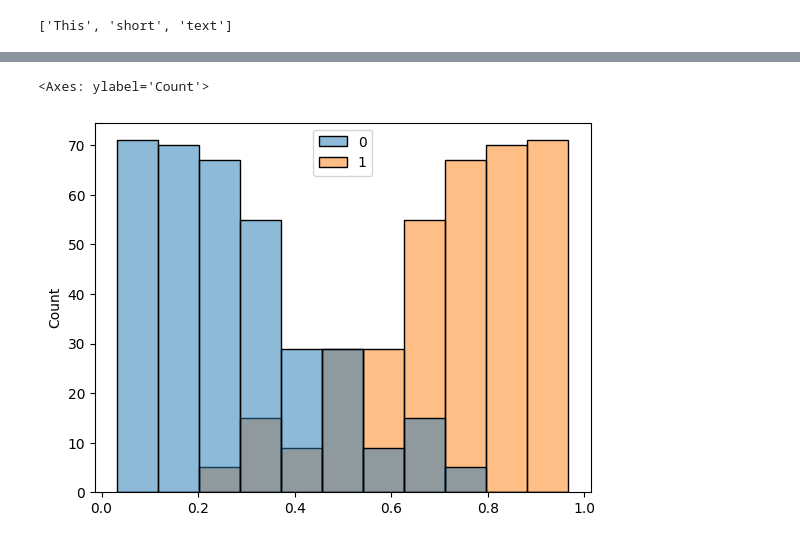
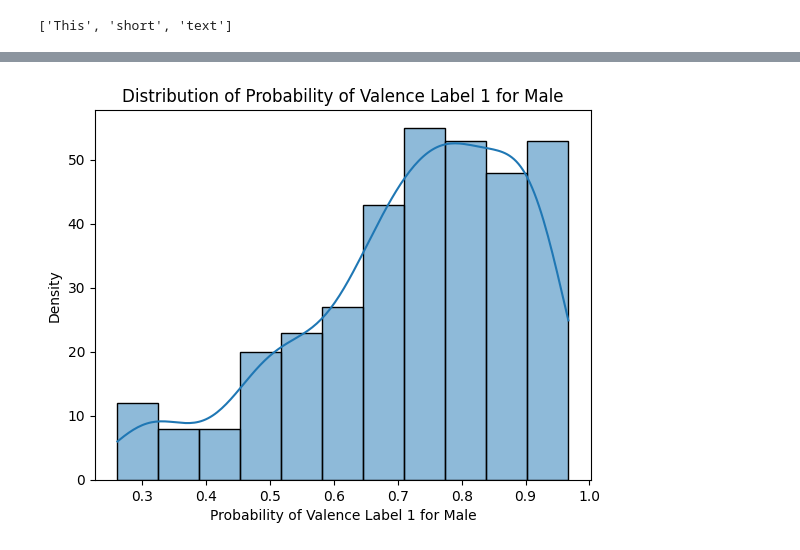
Before and after one commit to steiner-julian/ethics-for-natural-language-processing, a Jupyter notebook: HW1/HW1_Ethics4NLP.ipynb, the cells around one changed output, grey strips where cells are left out. Drawn from its saved outputs; the diff is of its cells as text; code cells hidden in the pictures.

```diff
--- a/HW1/HW1_Ethics4NLP.ipynb
+++ b/HW1/HW1_Ethics4NLP.ipynb
@@ -334,30 +382,34 @@ joy_male_eec_df.head()
 # %%
 #Make a input matrix with sentences from the joy-male subset to feed to the trained logistic regression model
 X_input = []
-for txt in joy_male_eec_df['Sentence']:
-  if txt:
-    processed_txt = preprocess_string(txt, filters=FILTERS)
-    X_tensor = np.zeros(300)
-    l = 0
-    for token in processed_txt:
-      if token in w2v:
-        l += 1
-        X_tensor += np.asanyarray(w2v[token])
-    X_tensor = (X_tensor / l) if l > 0 else X_tensor
-
-    X_input.append(X_tensor)
+for sentence in joy_male_eec_df['Sentence']:
+	if sentence:
+		processed_txt = preprocess_string(sentence, filters=FILTERS)
+		if processed_txt:
+			X_tensor = np.zeros(300)
+			l = 0
+			for token in processed_txt:
+				if token in w2v:
+					l += 1
+					X_tensor += np.asanyarray(w2v[token])
+			X_tensor = (X_tensor / l) if l > 0 else X_tensor
+			X_input.append(X_tensor)
 # %%
 #Make a histogram/distribution plot of the probability of getting valence label 1 for this subset
 #Use the predict_proba function of logistic regression and your trained logistic regression model from previous step for getting the probability
 #Use the distplot function from seaborn library for the plot
-predicted_probas = lr.predict_proba(
+male_predicted_probas = lr.predict_proba(
     X_input
 )
-# %%
-sns.histplot(predicted_probas)
-# %% [output]
-<Axes: ylabel='Count'>
-[figure, removed]
+# %%
+# Plot the distribution of these probabilities using seaborn
+sns.histplot(male_predicted_probas[:,1], kde=1)
+plt.xlabel('Probability of Valence Label 1 for Male')
+plt.ylabel('Density')
+plt.title('Distribution of Probability of Valence Label 1 for Male')
+plt.show()
+# %% [output]
+[figure, added]
 # %%
 #Get a subset of the female subset which relates to the emotion 'joy'
 #your code here
```
Also changed, not shown: parts of 21 cells of this notebook, 4 other files.
